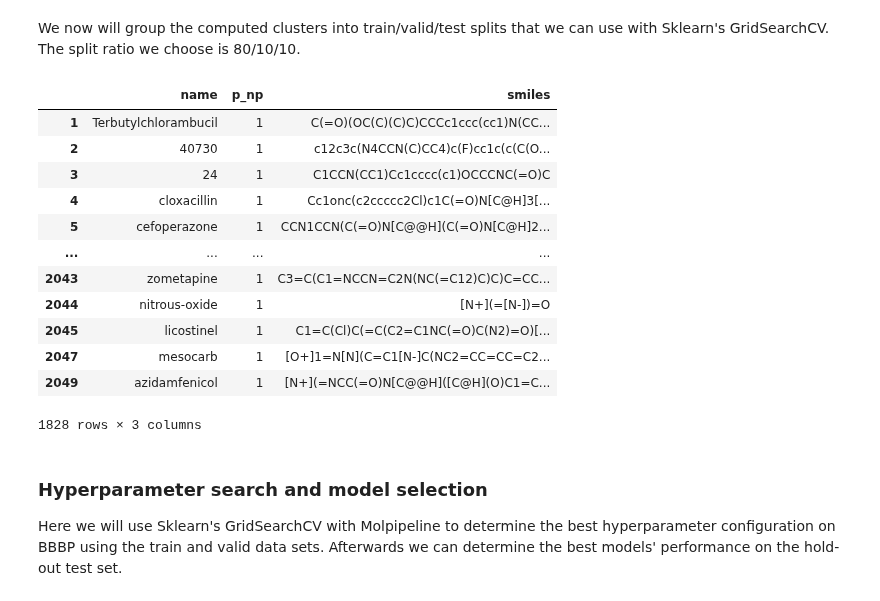
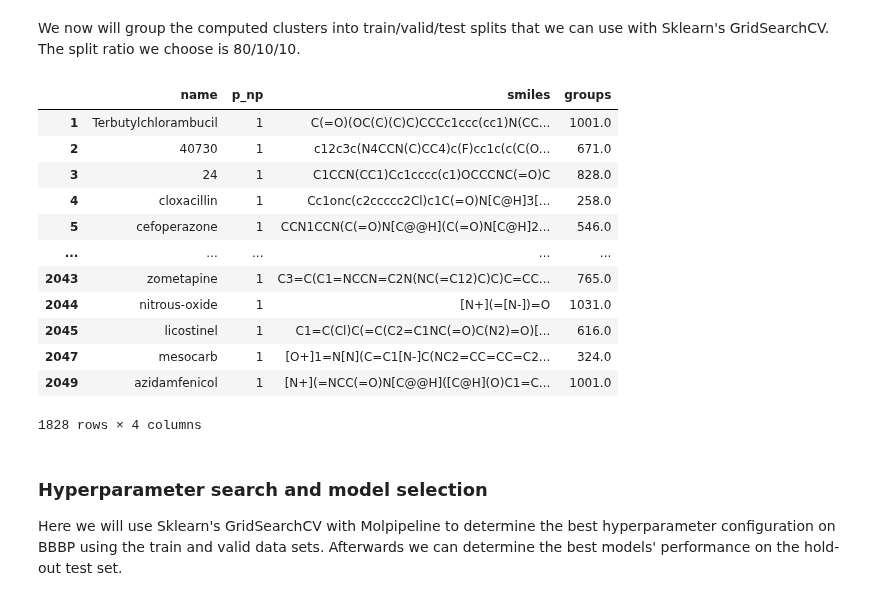
Before and after one commit to basf/MolPipeline, a Jupyter notebook: notebooks/advanced_01_hyperopt_on_bbbp.ipynb, the cells around one changed output. Saved outputs shown, nothing was run; the diff lists cells and outputs as text; code cells hidden in the pictures.

```diff
--- a/notebooks/advanced_01_hyperopt_on_bbbp.ipynb
+++ b/notebooks/advanced_01_hyperopt_on_bbbp.ipynb
@@ -143,8 +143,8 @@ pipeline_clustering = Pipeline(
 )
 
 # cluster the smiles by their murcko scaffold
-groups = pipeline_clustering.fit_predict(df["smiles"])
+df["groups"] = pipeline_clustering.fit_predict(df["smiles"])
 
 # the 'groups' are the cluster labels
-groups
+df["groups"]
 # %% [output]
@@ -198,50 +209,50 @@ We now will group the computed clusters into train/valid/test splits that we can
 # %%
 TEST_SET_SIZE = 0.1  # 10%
 VALID_SET_SIZE = 0.1  # 10%
 
 # create a mask to remove invalid samples from all data
-valid_grouping_mask = ~np.isnan(groups)
+df_has_grouping = df.query("groups.notna()")
 
-# we first make a 90/10 split to create the hold-out test set
+# we first do a 90/10 split to create the hold-out test set
 grouper_test = GroupShuffleSplit(n_splits=1, test_size=0.10, random_state=RANDOM_STATE)
 
 # test_indices are the indices of the hold-out test set.
 tmp_indices, test_indices = next(
     grouper_test.split(
-        df[valid_grouping_mask]["smiles"],
-        df[valid_grouping_mask]["p_np"],
-        groups=groups[valid_grouping_mask],
+        df_has_grouping["smiles"],
+        df_has_grouping["p_np"],
+        groups=df_has_grouping["groups"],
     )
 )
 
 # calculate what 10% of the full data set is on the 90% chunk
 propotion_valid_set = df["smiles"].shape[0] * VALID_SET_SIZE / len(tmp_indices)
 
 # then, we split the 90% of the data again to create a train and a valid set.
 grouper_valid = GroupShuffleSplit(
     n_splits=1, test_size=propotion_valid_set, random_state=RANDOM_STATE
 )
 
 # the 10% as hold-out test set
-df_test = df[valid_grouping_mask].iloc[test_indices, :]
+df_test = df_has_grouping.iloc[test_indices, :]
 
 # the 90% containing both train and valid set (will be used later with the grouper_valid)
-df_train_and_valid = df[valid_grouping_mask].iloc[tmp_indices, :]
+df_train_and_valid = df_has_grouping.iloc[tmp_indices, :]
 df_train_and_valid
 # %% [output]
-|  | name | p_np | smiles |
-| 1 | Terbutylchlorambucil | 1 | C(=O)(OC(C)(C)C)CCCc1ccc(cc1)N(CC... |
-| 2 | 40730 | 1 | c12c3c(N4CCN(C)CC4)c(F)cc1c(c(C(O... |
-| 3 | 24 | 1 | C1CCN(CC1)Cc1cccc(c1)OCCCNC(=O)C |
-| 4 | cloxacillin | 1 | Cc1onc(c2ccccc2Cl)c1C(=O)N[C@H]3[... |
-| 5 | cefoperazone | 1 | CCN1CCN(C(=O)N[C@@H](C(=O)N[C@H]2... |
-| ... | ... | ... | ... |
-| 2043 | zometapine | 1 | C3=C(C1=NCCN=C2N(NC(=C12)C)C)C=CC... |
-| 2044 | nitrous-oxide | 1 | [N+](=[N-])=O |
-| 2045 | licostinel | 1 | C1=C(Cl)C(=C(C2=C1NC(=O)C(N2)=O)[... |
-| 2047 | mesocarb | 1 | [O+]1=N[N](C=C1[N-]C(NC2=CC=CC=C2... |
-| 2049 | azidamfenicol | 1 | [N+](=NCC(=O)N[C@@H]([C@H](O)C1=C... |
+|  | name | p_np | smiles | groups |
+| 1 | Terbutylchlorambucil | 1 | C(=O)(OC(C)(C)C)CCCc1ccc(cc1)N(CC... | 1001.0 |
+| 2 | 40730 | 1 | c12c3c(N4CCN(C)CC4)c(F)cc1c(c(C(O... | 671.0 |
+| 3 | 24 | 1 | C1CCN(CC1)Cc1cccc(c1)OCCCNC(=O)C | 828.0 |
+| 4 | cloxacillin | 1 | Cc1onc(c2ccccc2Cl)c1C(=O)N[C@H]3[... | 258.0 |
+| 5 | cefoperazone | 1 | CCN1CCN(C(=O)N[C@@H](C(=O)N[C@H]2... | 546.0 |
+| ... | ... | ... | ... | ... |
+| 2043 | zometapine | 1 | C3=C(C1=NCCN=C2N(NC(=C12)C)C)C=CC... | 765.0 |
+| 2044 | nitrous-oxide | 1 | [N+](=[N-])=O | 1031.0 |
+| 2045 | licostinel | 1 | C1=C(Cl)C(=C(C2=C1NC(=O)C(N2)=O)[... | 616.0 |
+| 2047 | mesocarb | 1 | [O+]1=N[N](C=C1[N-]C(NC2=CC=CC=C2... | 324.0 |
+| 2049 | azidamfenicol | 1 | [N+](=NCC(=O)N[C@@H]([C@H](O)C1=C... | 1001.0 |
-1828 rows × 3 columns
+1828 rows × 4 columns
 # %% [markdown]
 ### Hyperparameter search and model selection
 
```
Also changed, not shown: parts of 14 cells of this notebook, 2 other files.
